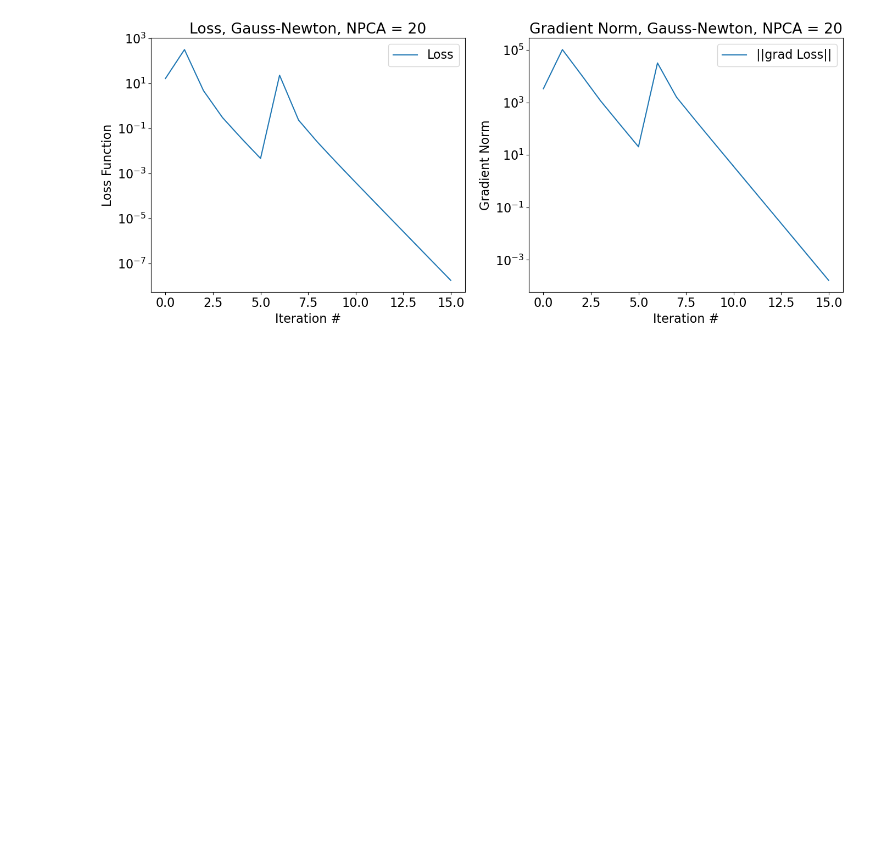
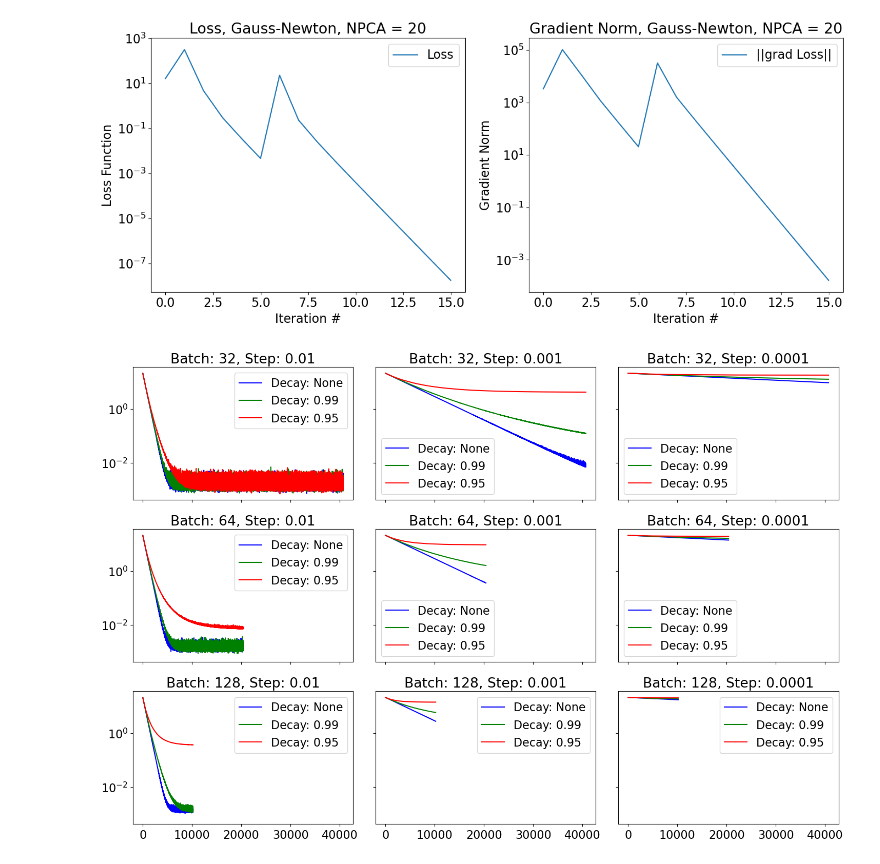
Before and after one commit to Bessgendre/minst-optimization-AMSC660-2024, a Jupyter notebook: mnist.ipynb, the cells around one changed output. Cells and saved outputs as stored; diff of their text form; code cells hidden in the pictures; blank space fills up the shorter version.

```diff
--- a/mnist.ipynb
+++ b/mnist.ipynb
@@ -322,0 +397,38 @@ data shape after PCA: (2163, 20)
+# %%
+# Plot the results
+# fig, axes = plt.subplots(len(batch_sizes), len(step_sizes), figsize=(15, 10), sharex=True, sharey=True)
+
+# for i, batch_size in enumerate(batch_sizes):
+#     for j, step_size in enumerate(step_sizes):
+#         ax = axes[i, j]
+#         for step_size_decay in step_size_decays:
+#             for result in results:
+#                 if result[0] == batch_size and result[1] == step_size and result[2] == step_size_decay:
+#                     ax.plot(result[4], label=f"Decay: {step_size_decay}")
+#         ax.set_title(f"Batch: {batch_size}, Step: {step_size}")
+#         ax.set_yscale("log")
+#         ax.legend()
+
+# plt.tight_layout()
+# plt.show()
+
+# Plot the results with better colors
+fig, axes = plt.subplots(len(batch_sizes), len(step_sizes), figsize=(15, 10), sharex=True, sharey=True)
+
+colors = ['b', 'g', 'r', 'c', 'm', 'y', 'k']
+
+for i, batch_size in enumerate(batch_sizes):
+    for j, step_size in enumerate(step_sizes):
+        ax = axes[i, j]
+        for k, step_size_decay in enumerate(step_size_decays):
+            for result in results:
+                if result[0] == batch_size and result[1] == step_size and result[2] == step_size_decay:
+                    ax.plot(result[4], label=f"Decay: {step_size_decay}", color=colors[k % len(colors)])
+        ax.set_title(f"Batch: {batch_size}, Step: {step_size}")
+        ax.set_yscale("log")
+        ax.legend()
+
+plt.tight_layout()
+plt.show()
+# %% [output]
+[figure, added]
```
Also changed, not shown: parts of 5 cells of this notebook, 3 other files.
